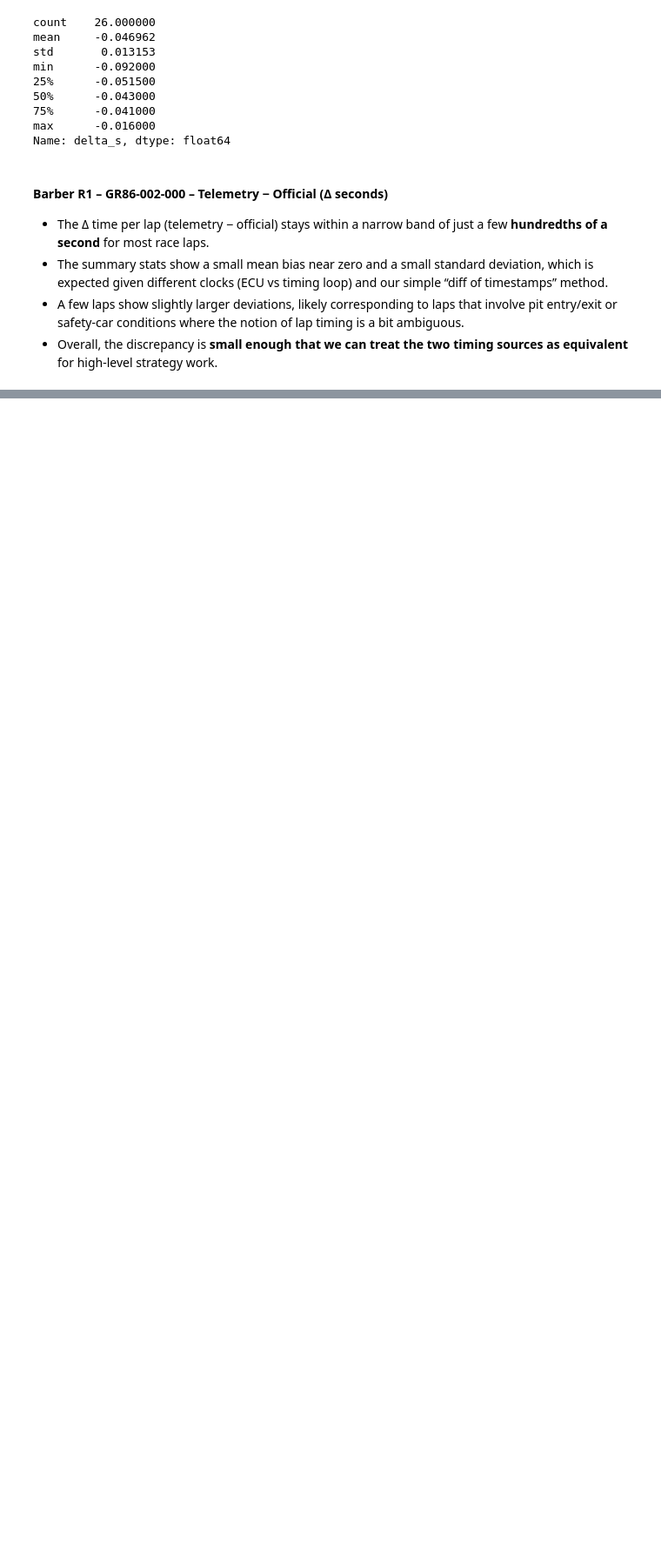
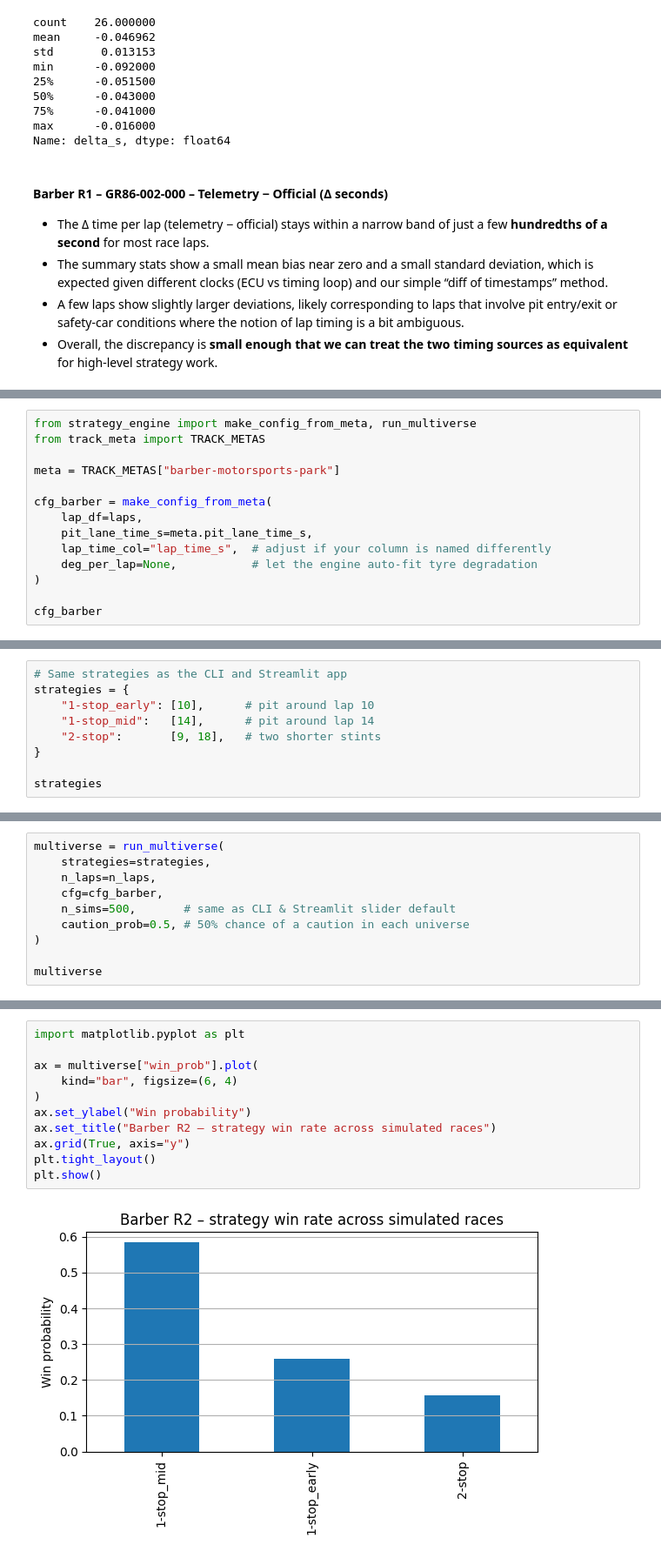
Before and after one commit to ngstephen1/DataScienceHackbyToyota, a Jupyter notebook: notebooks/04_barber_lap_times_r1.ipynb, the cells around one changed output, grey strips where cells are left out. Shown: that part at 87% size. Drawn from its saved outputs; the diff is of its cells as text; blank space fills up the shorter version.

```diff
--- a/notebooks/04_barber_lap_times_r1.ipynb
+++ b/notebooks/04_barber_lap_times_r1.ipynb
@@ -203,0 +392,14 @@ Name: delta_s, dtype: float64
+# %%
+from strategy_engine import make_config_from_meta, run_multiverse
+from track_meta import TRACK_METAS
+
+meta = TRACK_METAS["barber-motorsports-park"]
+
+cfg_barber = make_config_from_meta(
+    lap_df=laps,
+    pit_lane_time_s=meta.pit_lane_time_s,
+    lap_time_col="lap_time_s",  # adjust if your column is named differently
+    deg_per_lap=None,           # let the engine auto-fit tyre degradation
+)
+
+cfg_barber
@@ -203,0 +513,9 @@ Name: delta_s, dtype: float64
+# %%
+# Same strategies as the CLI and Streamlit app
+strategies = {
+    "1-stop_early": [10],      # pit around lap 10
+    "1-stop_mid":   [14],      # pit around lap 14
+    "2-stop":       [9, 18],   # two shorter stints
+}
+
+strategies
@@ -203,0 +568,10 @@ Name: delta_s, dtype: float64
+# %%
+multiverse = run_multiverse(
+    strategies=strategies,
+    n_laps=n_laps,
+    cfg=cfg_barber,
+    n_sims=500,       # same as CLI & Streamlit slider default
+    caution_prob=0.5, # 50% chance of a caution in each universe
+)
+
+multiverse
@@ -203,0 +583,13 @@ Name: delta_s, dtype: float64
+# %%
+import matplotlib.pyplot as plt
+
+ax = multiverse["win_prob"].plot(
+    kind="bar", figsize=(6, 4)
+)
+ax.set_ylabel("Win probability")
+ax.set_title("Barber R2 – strategy win rate across simulated races")
+ax.grid(True, axis="y")
+plt.tight_layout()
+plt.show()
+# %% [output]
+[figure, added]
```
Also changed, not shown: parts of 23 cells of this notebook, 20 other files.
